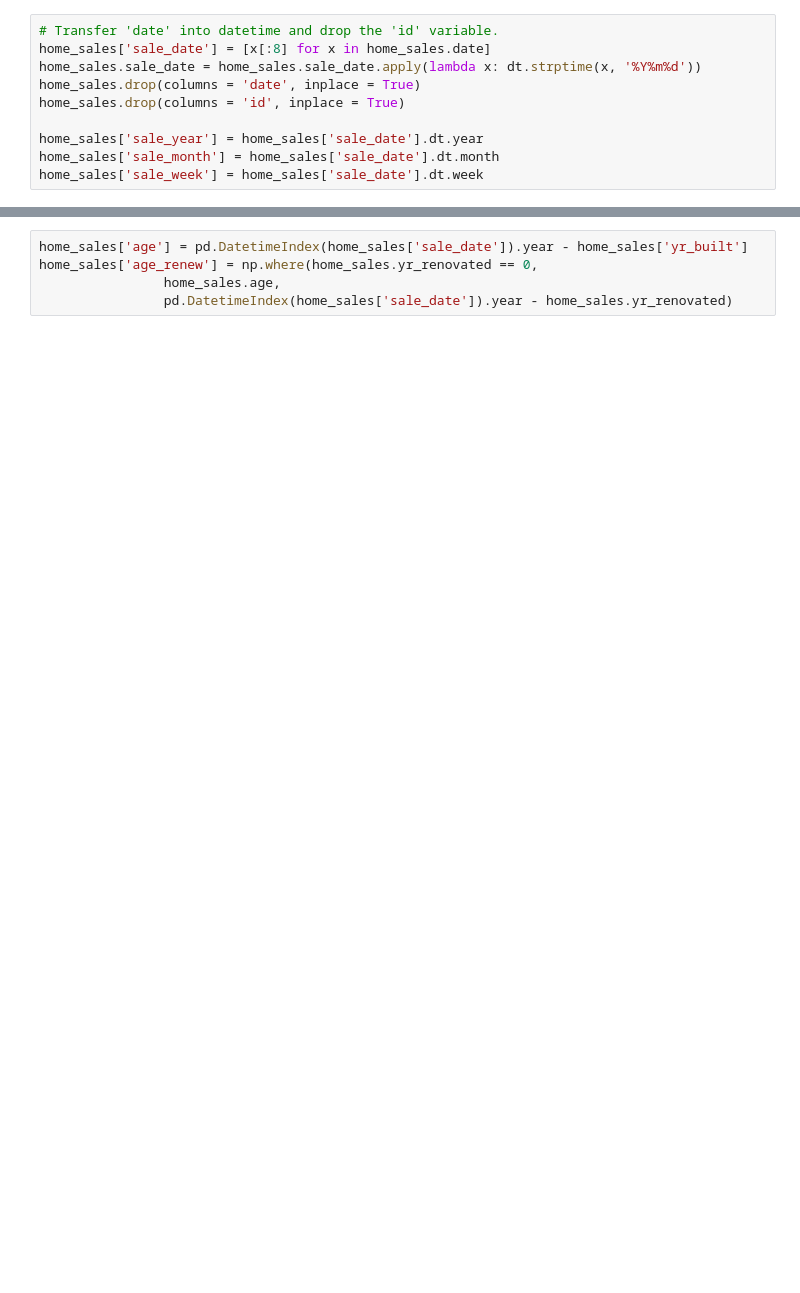
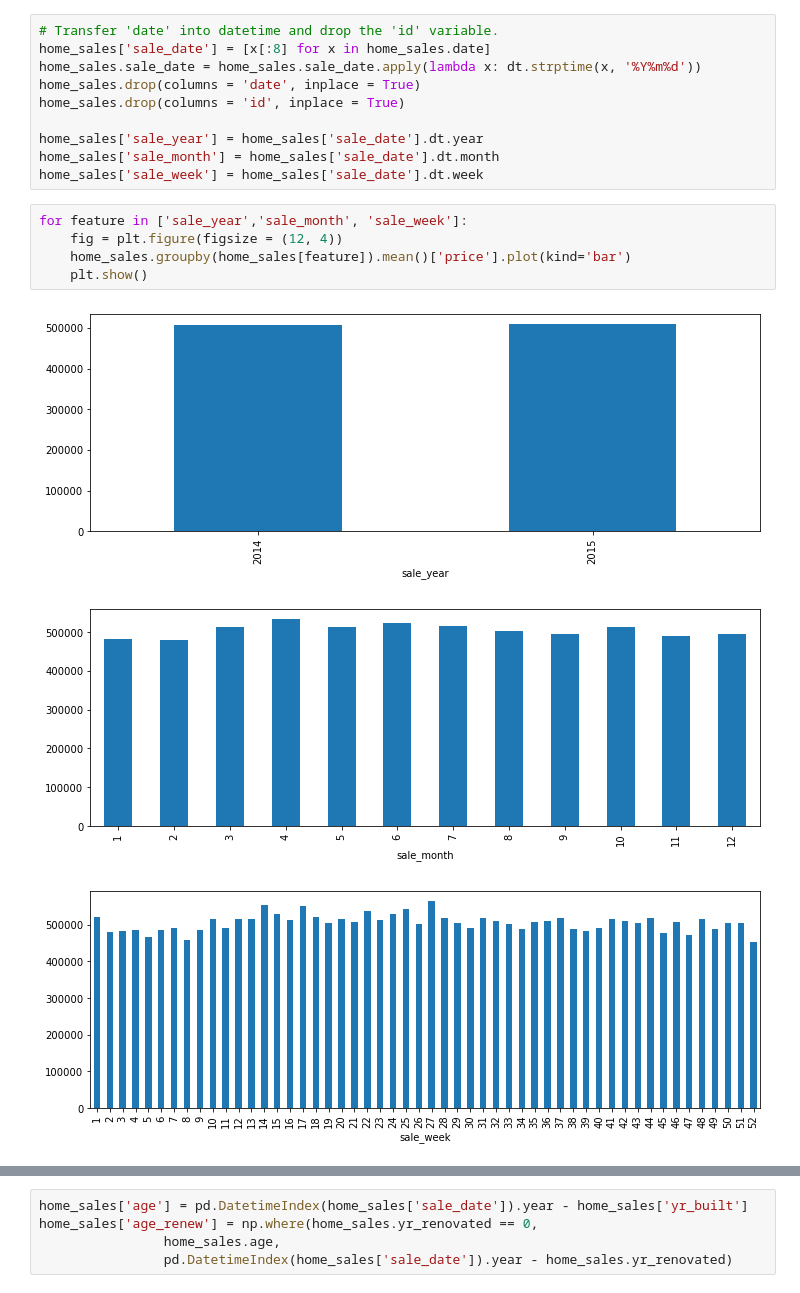
Before and after one commit to chunyanhao/Machine_Learning_Predict_House_Price, a Jupyter notebook: House_Price_Prediction.ipynb, the cells around one changed output, grey strips where cells are left out. Saved outputs shown, nothing was run; the diff lists cells and outputs as text; blank space fills up the shorter version.

```diff
--- a/Predicting_housing_prices_in_King_County.ipynb
+++ b/House_Price_Prediction.ipynb
@@ -178,4 +189,13 @@ home_sales.drop(columns = 'id', inplace = True)
 home_sales['sale_year'] = home_sales['sale_date'].dt.year
 home_sales['sale_month'] = home_sales['sale_date'].dt.month
 home_sales['sale_week'] = home_sales['sale_date'].dt.week
+# %%
+for feature in ['sale_year','sale_month', 'sale_week']:
+    fig = plt.figure(figsize = (12, 4))
+    home_sales.groupby(home_sales[feature]).mean()['price'].plot(kind='bar')
+    plt.show()
+# %% [output]
+[figure, added]
+[figure, added]
+[figure, added]
 # %% [markdown]
```
Also changed, not shown: parts of 25 cells of this notebook, 1 other file.
